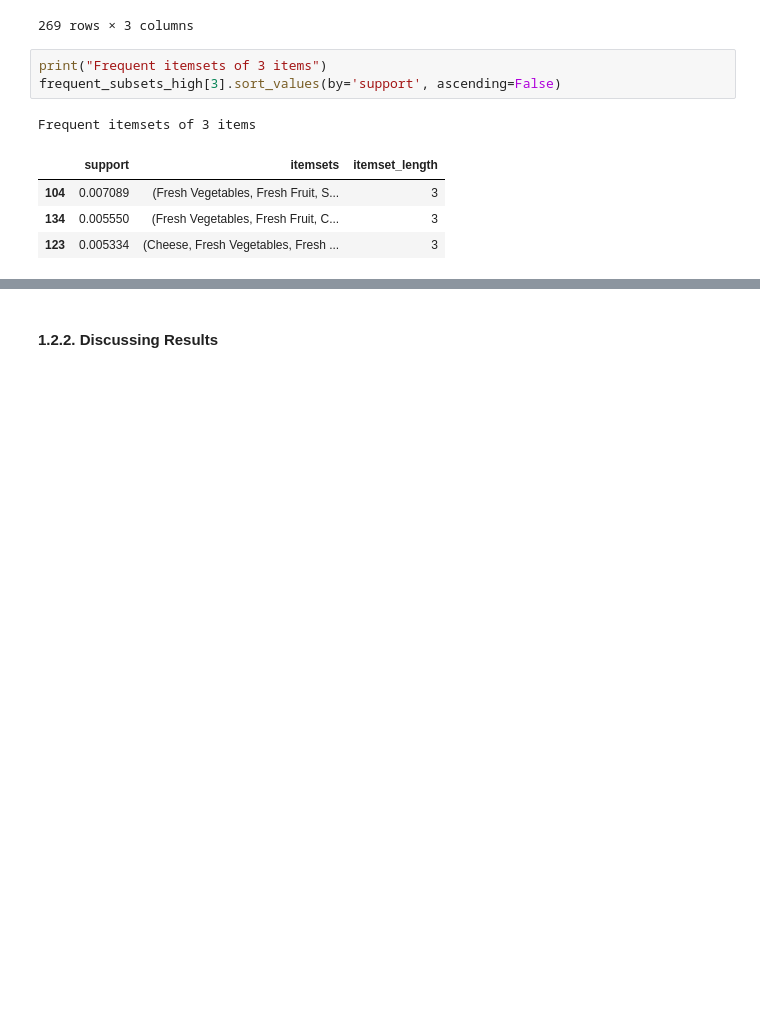
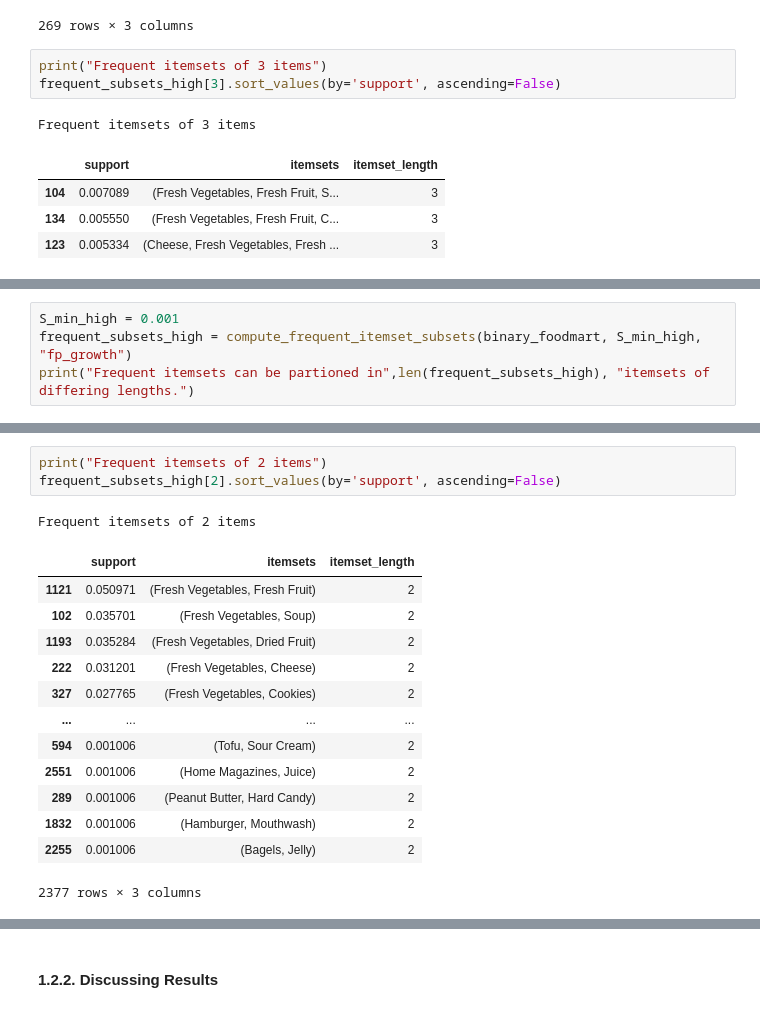
Before and after one commit to ijustsnapped/DataMine_PI, a Jupyter notebook: PD_202425_Project1/PD_202425_Project.ipynb, the cells around one changed output, grey strips where cells are left out. Drawn from its saved outputs; the diff is of its cells as text; blank space fills up the shorter version.

```diff
--- a/PD_202425_Project1/PD_202425_Project.ipynb
+++ b/PD_202425_Project1/PD_202425_Project.ipynb
@@ -642,0 +713,4 @@ Frequent itemsets of 3 items
+# %%
+S_min_high = 0.001
+frequent_subsets_high = compute_frequent_itemset_subsets(binary_foodmart, S_min_high, "fp_growth")
+print("Frequent itemsets can be partioned in",len(frequent_subsets_high), "itemsets of differing lengths.")
@@ -642,0 +737,18 @@ Frequent itemsets of 3 items
+# %%
+print("Frequent itemsets of 2 items")
+frequent_subsets_high[2].sort_values(by='support', ascending=False)
+# %% [output]
+Frequent itemsets of 2 items
+|  | support | itemsets | itemset_length |
+| 1121 | 0.050971 | (Fresh Vegetables, Fresh Fruit) | 2 |
+| 102 | 0.035701 | (Fresh Vegetables, Soup) | 2 |
+| 1193 | 0.035284 | (Fresh Vegetables, Dried Fruit) | 2 |
+| 222 | 0.031201 | (Fresh Vegetables, Cheese) | 2 |
+| 327 | 0.027765 | (Fresh Vegetables, Cookies) | 2 |
+| ... | ... | ... | ... |
+| 594 | 0.001006 | (Tofu, Sour Cream) | 2 |
+| 2551 | 0.001006 | (Home Magazines, Juice) | 2 |
+| 289 | 0.001006 | (Peanut Butter, Hard Candy) | 2 |
+| 1832 | 0.001006 | (Hamburger, Mouthwash) | 2 |
+| 2255 | 0.001006 | (Bagels, Jelly) | 2 |
+2377 rows × 3 columns
```
Also changed, not shown: parts of 21 cells of this notebook, 1 other file.
